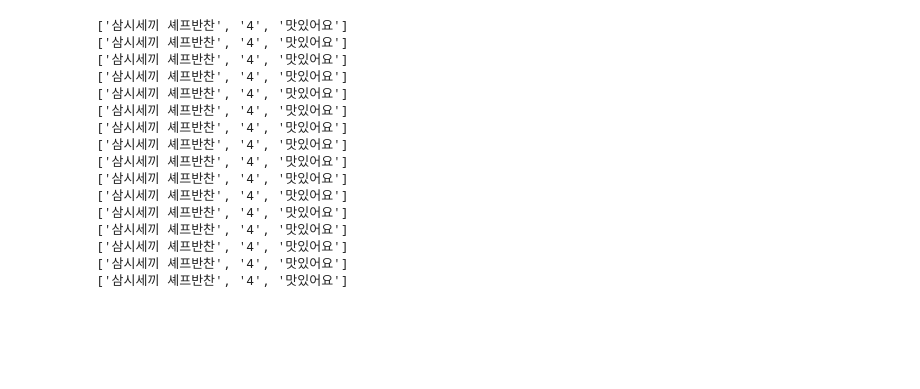
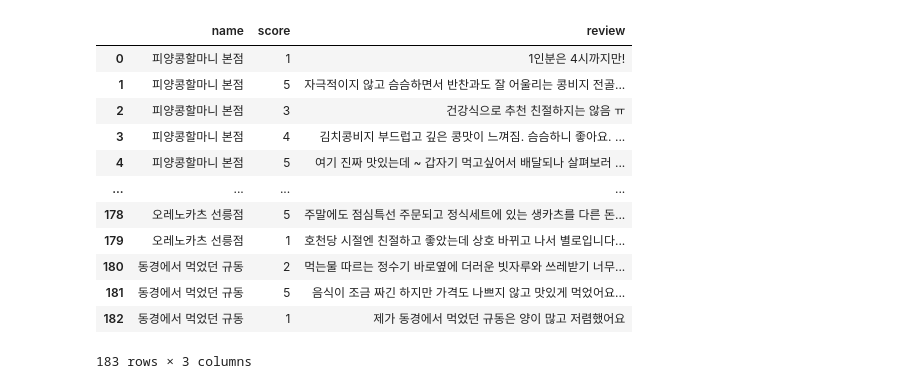
Before and after one commit to ethan528/Python, a Jupyter notebook: 비정형 데이터 활용 분석/비정형 데이터 크롤링.ipynb, the cells around one changed output. Saved outputs shown, nothing was run; the diff lists cells and outputs as text; code cells hidden in the pictures; blank space fills up the shorter version.

```diff
--- a/비정형 데이터 활용 분석/비정형 데이터 크롤링.ipynb
+++ b/비정형 데이터 활용 분석/비정형 데이터 크롤링.ipynb
@@ -54,7 +38,7 @@ page_urls = []
 
 driver = webdriver.Chrome(executable_path=path, chrome_options=options)
 
-for name in search_word:
+for name in names_df['0']:
     try:
         driver.get(source_url)
 
@@ -99,6 +83,8 @@ https://place.map.kakao.com/88397205
 # %%
 columns = ['name', 'score', 'review']
-df = pd.DataFrame(columns=columns)
+review_df = pd.DataFrame(columns=columns)
+
+driver = webdriver.Chrome(executable_path=path, chrome_options=options)
 
 for page_url in page_urls:
     try:
@@ -118,8 +104,8 @@ for page_url in page_urls:
 
         for rate, review in zip(rates, reviews):
             row = [names.text, rate.text[0], review.find(name="span").text]
-            series = pd.Series(row, index=df.columns)
-            df = df.append(series, ignore_index=True)
+            series = pd.Series(row, index=review_df.columns)
+            review_df = review_df.append(series, ignore_index=True)
 
         for button_num in range(2, 6):
             another_reviews = driver.find_element_by_xpath("//a[@data-page='" + str(button_num) + "']")
@@ -136,28 +122,27 @@ for page_url in page_urls:
 
             for rate, review in zip(rates, reviews):
                 row = [names.text, rate.text[0], review.find(name="span").text]
-                series = pd.Series(row, index=df.columns)
-                df = df.append(series, ignore_index=True)
+                series = pd.Series(row, index=review_df.columns)
+                review_df = review_df.append(series, ignore_index=True)
     except:
         pass
 
 
 driver.close()
-# %% [output]
-['삼시세끼 셰프반찬', '4', '맛있어요']
-['삼시세끼 셰프반찬', '4', '맛있어요']
-['삼시세끼 셰프반찬', '4', '맛있어요']
-['삼시세끼 셰프반찬', '4', '맛있어요']
-['삼시세끼 셰프반찬', '4', '맛있어요']
-['삼시세끼 셰프반찬', '4', '맛있어요']
-['삼시세끼 셰프반찬', '4', '맛있어요']
-['삼시세끼 셰프반찬', '4', '맛있어요']
-['삼시세끼 셰프반찬', '4', '맛있어요']
-['삼시세끼 셰프반찬', '4', '맛있어요']
-['삼시세끼 셰프반찬', '4', '맛있어요']
-['삼시세끼 셰프반찬', '4', '맛있어요']
-['삼시세끼 셰프반찬', '4', '맛있어요']
-['삼시세끼 셰프반찬', '4', '맛있어요']
-['삼시세끼 셰프반찬', '4', '맛있어요']
-['삼시세끼 셰프반찬', '4', '맛있어요']
+# %%
+review_df
+# %% [output]
+|  | name | score | review |
+| 0 | 피양콩할마니 본점 | 1 | 1인분은 4시까지만! |
+| 1 | 피양콩할마니 본점 | 5 | 자극적이지 않고 슴슴하면서 반찬과도 잘 어울리는 콩비지 전골... |
+| 2 | 피양콩할마니 본점 | 3 | 건강식으로 추천 친절하지는 않음 ㅠ |
+| 3 | 피양콩할마니 본점 | 4 | 김치콩비지 부드럽고 깊은 콩맛이 느껴짐. 슴슴하니 좋아요. ... |
+| 4 | 피양콩할마니 본점 | 5 | 여기 진짜 맛있는데 ~ 갑자기 먹고싶어서 배달되나 살펴보러 ... |
+| ... | ... | ... | ... |
+| 178 | 오레노카츠 선릉점 | 5 | 주말에도 점심특선 주문되고 정식세트에 있는 생카츠를 다른 돈... |
+| 179 | 오레노카츠 선릉점 | 1 | 호천당 시절엔 친절하고 좋았는데 상호 바뀌고 나서 별로입니다... |
+| 180 | 동경에서 먹었던 규동 | 2 | 먹는물 따르는 정수기 바로옆에 더러운 빗자루와 쓰레받기 너무... |
+| 181 | 동경에서 먹었던 규동 | 5 | 음식이 조금 짜긴 하지만 가격도 나쁘지 않고 맛있게 먹었어요... |
+| 182 | 동경에서 먹었던 규동 | 1 | 제가 동경에서 먹었던 규동은 양이 많고 저렴했어요 |
+183 rows × 3 columns
 # %%
```
Also changed, not shown: parts of 4 cells of this notebook, 6 other files.
